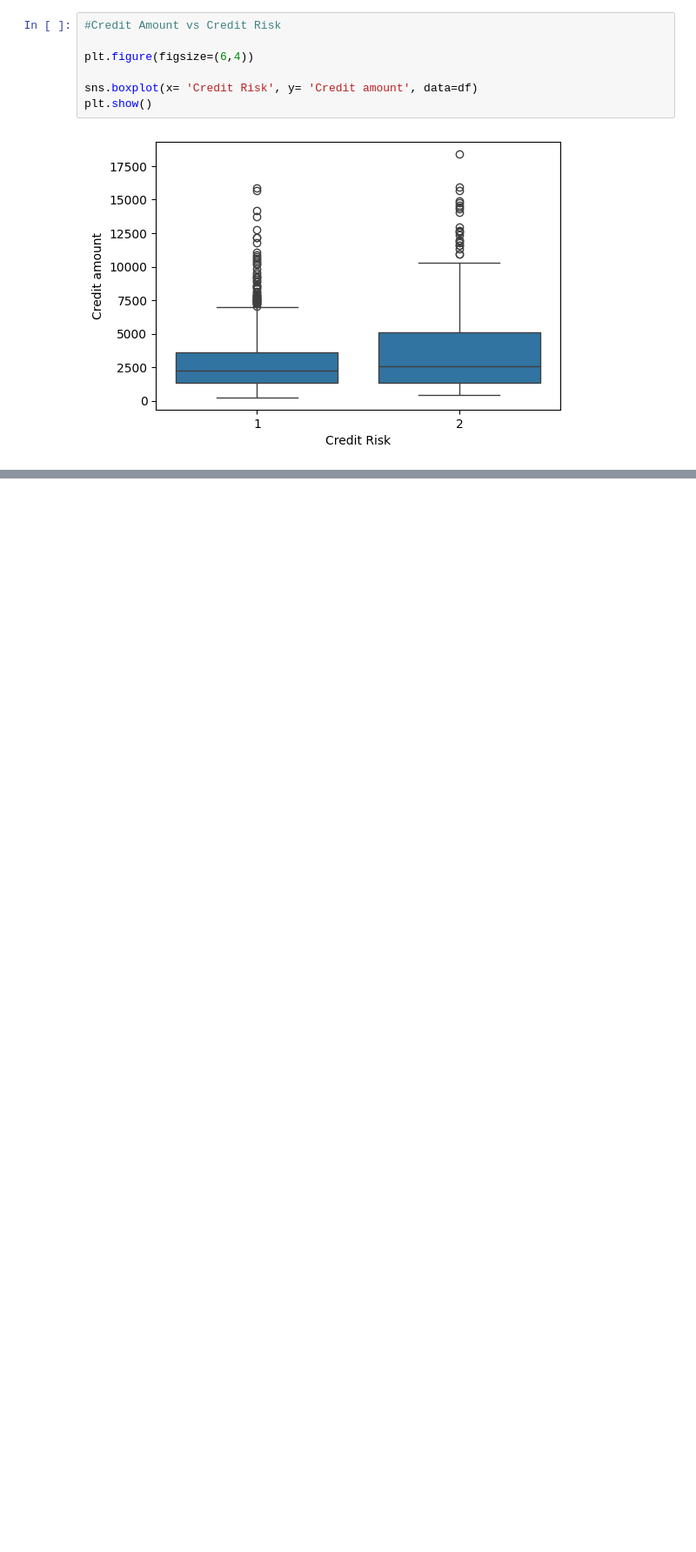
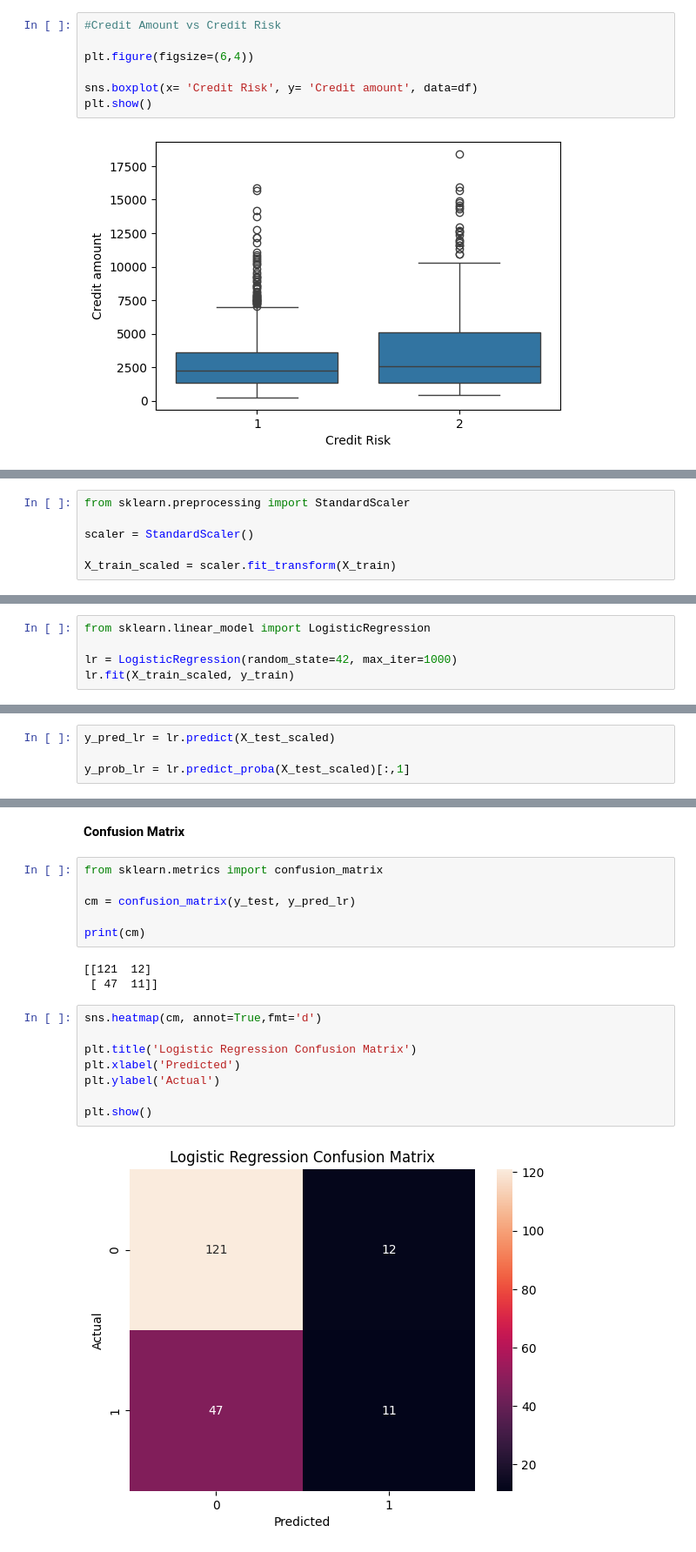
Before and after one commit to starfgrhtjyjyku/financial-risk-assessment, a Jupyter notebook: Financial_Risk_Assessment.ipynb, the cells around one changed output, grey strips where cells are left out. Shown at 87% size. Cells and saved outputs as stored; diff of their text form; blank space fills up the shorter version.

```diff
--- a/Financial_Risk_Assessment.ipynb
+++ b/Financial_Risk_Assessment.ipynb
@@ -234,0 +416,6 @@ plt.show()
+# %%
+from sklearn.preprocessing import StandardScaler
+
+scaler = StandardScaler()
+
+X_train_scaled = scaler.fit_transform(X_train)
@@ -234,0 +438,5 @@ plt.show()
+# %%
+from sklearn.linear_model import LogisticRegression
+
+lr = LogisticRegression(random_state=42, max_iter=1000)
+lr.fit(X_train_scaled, y_train)
@@ -234,0 +447,4 @@ plt.show()
+# %%
+y_pred_lr = lr.predict(X_test_scaled)
+
+y_prob_lr = lr.predict_proba(X_test_scaled)[:,1]
@@ -234,0 +473,21 @@ plt.show()
+# %% [markdown]
+**Confusion Matrix**
+# %%
+from sklearn.metrics import confusion_matrix
+
+cm = confusion_matrix(y_test, y_pred_lr)
+
+print(cm)
+# %% [output]
+[[121  12]
+ [ 47  11]]
+# %%
+sns.heatmap(cm, annot=True,fmt='d')
+
+plt.title('Logistic Regression Confusion Matrix')
+plt.xlabel('Predicted')
+plt.ylabel('Actual')
+
+plt.show()
+# %% [output]
+[figure, added]
```
Also changed, not shown: parts of 40 cells of this notebook.
